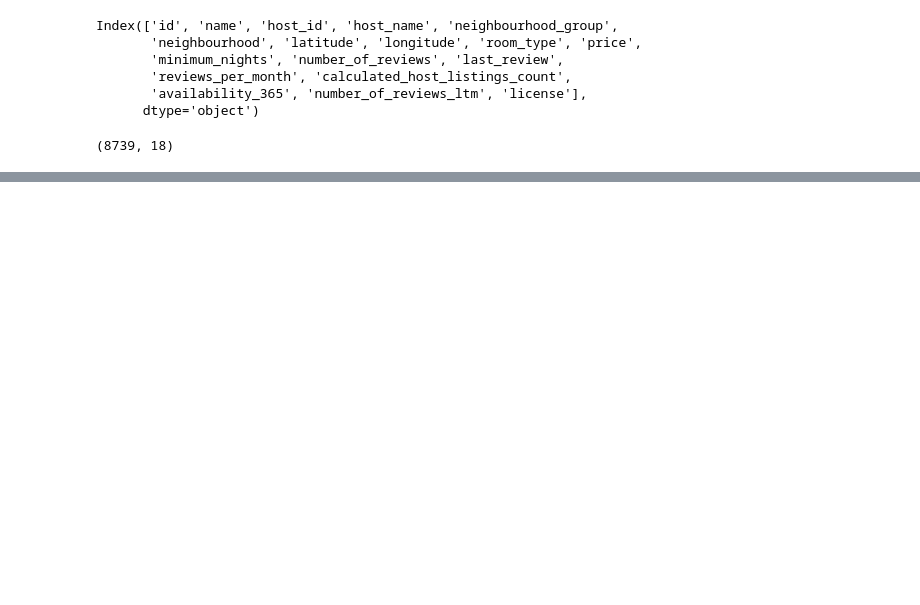
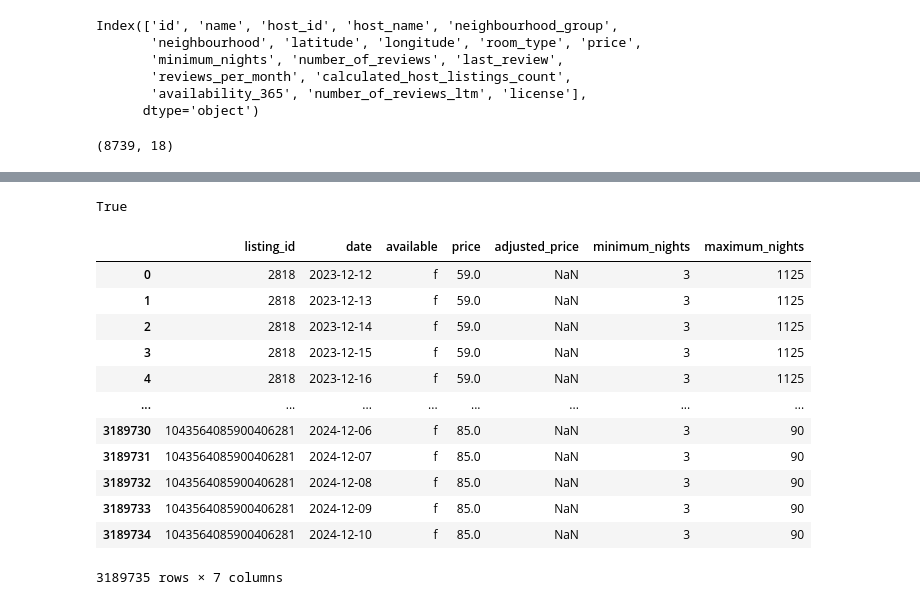
Before and after one commit to SophieTruong/simple_bdp, a Jupyter notebook: data/data_exploration.ipynb, the cells around one changed output, grey strips where cells are left out. Cells and saved outputs as stored; diff of their text form; code cells hidden in the pictures; blank space fills up the shorter version.

```diff
--- a/data/data_exploration.ipynb
+++ b/data/data_exploration.ipynb
@@ -125,0 +428,20 @@ geopandas.geoseries.GeoSeries
+# %%
+('neighbourhoods' or 'neighbourhoods') in 'neighbourhoods.csv'
+# %% [output]
+True
+# %%
+pd.read_parquet('../code/api/data_processed/T-tenant1_UID-user1_calendar.parquet')
+# %% [output]
+|  | listing_id | date | available | price | adjusted_price | minimum_nights | maximum_nights |
+| 0 | 2818 | 2023-12-12 | f | 59.0 | NaN | 3 | 1125 |
+| 1 | 2818 | 2023-12-13 | f | 59.0 | NaN | 3 | 1125 |
+| 2 | 2818 | 2023-12-14 | f | 59.0 | NaN | 3 | 1125 |
+| 3 | 2818 | 2023-12-15 | f | 59.0 | NaN | 3 | 1125 |
+| 4 | 2818 | 2023-12-16 | f | 59.0 | NaN | 3 | 1125 |
+| ... | ... | ... | ... | ... | ... | ... | ... |
+| 3189730 | 1043564085900406281 | 2024-12-06 | f | 85.0 | NaN | 3 | 90 |
+| 3189731 | 1043564085900406281 | 2024-12-07 | f | 85.0 | NaN | 3 | 90 |
+| 3189732 | 1043564085900406281 | 2024-12-08 | f | 85.0 | NaN | 3 | 90 |
+| 3189733 | 1043564085900406281 | 2024-12-09 | f | 85.0 | NaN | 3 | 90 |
+| 3189734 | 1043564085900406281 | 2024-12-10 | f | 85.0 | NaN | 3 | 90 |
+3189735 rows × 7 columns
```
Also changed, not shown: parts of 13 cells of this notebook, 9 other files.
